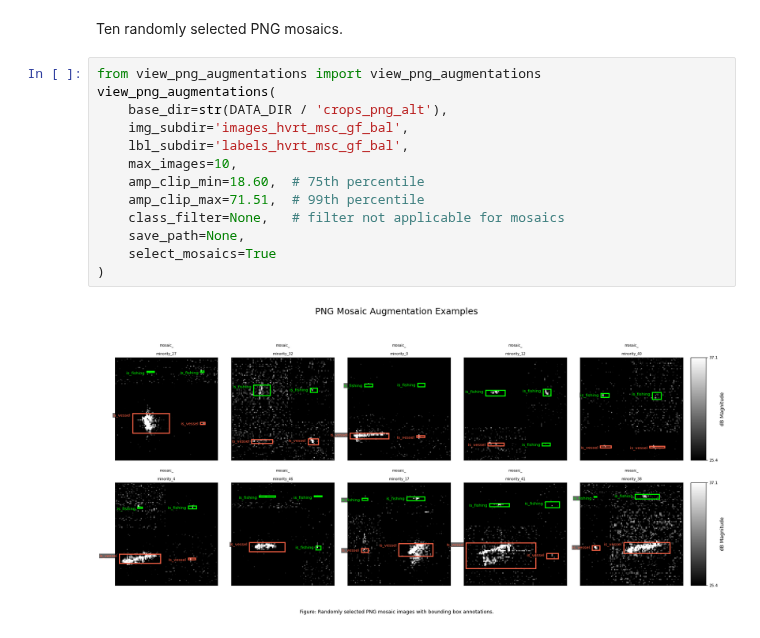
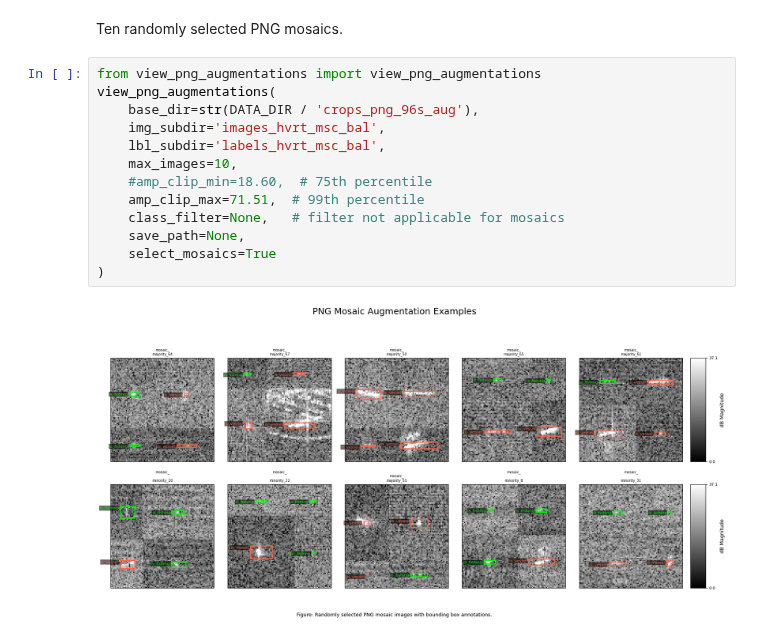
Before and after one commit to pmillitz/SARship-detect, a Jupyter notebook: modelling/notebooks/03_data_augmentation.ipynb, the cells around one changed output. Cells and saved outputs as stored; diff of their text form.

```diff
--- a/modelling/notebooks/03_data_augmentation.ipynb
+++ b/modelling/notebooks/03_data_augmentation.ipynb
@@ -152,15 +149,15 @@ Ten randomly selected PNG mosaics.
 # %%
 from view_png_augmentations import view_png_augmentations
 view_png_augmentations(
-    base_dir=str(DATA_DIR / 'crops_png_alt'),
-    img_subdir='images_hvrt_msc_gf_bal',
-    lbl_subdir='labels_hvrt_msc_gf_bal',
+    base_dir=str(DATA_DIR / 'crops_png_96s_aug'),
+    img_subdir='images_hvrt_msc_bal',
+    lbl_subdir='labels_hvrt_msc_bal',
     max_images=10,
-    amp_clip_min=18.60,  # 75th percentile
+    #amp_clip_min=18.60,  # 75th percentile
     amp_clip_max=71.51,  # 99th percentile
     class_filter=None,   # filter not applicable for mosaics
     save_path=None,
     select_mosaics=True
 )
 # %% [output]
-[figure, old version]
+[figure, new version]
```
Also changed, not shown: parts of 5 cells of this notebook, 6 other files.
